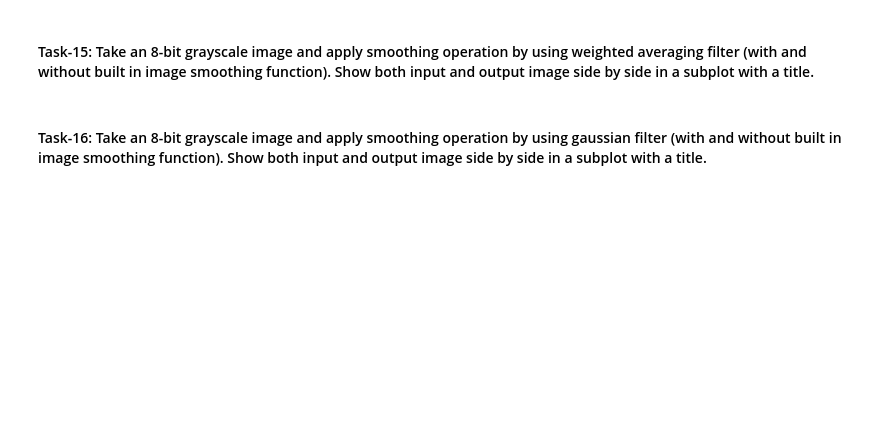
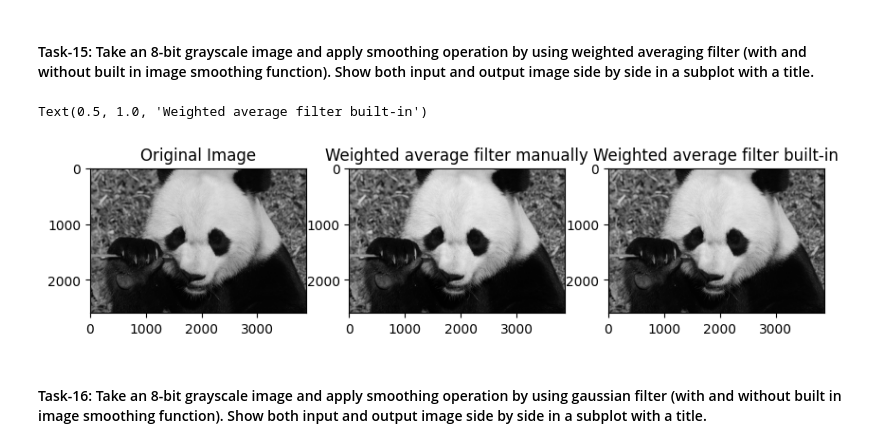
Before and after one commit to mdarikrayhan/Digital-Image-Processing, a Jupyter notebook: Lab 6/Task4&5.ipynb, the cells around one changed output. Cells and saved outputs as stored; diff of their text form; code cells hidden in the pictures; blank space fills up the shorter version.

```diff
--- a/Lab 6/Task4&5.ipynb
+++ b/Lab 6/Task4&5.ipynb
@@ -154,4 +184,34 @@ print(gaussian2)
 # %% [markdown]
 <h4>Task-15: Take an 8-bit grayscale image and apply smoothing operation by using weighted averaging filter (with and without built in image smoothing function). Show both input and output image side by side in a subplot with a title.</h4>
+# %%
+img_gray = cv2.cvtColor(img, cv2.COLOR_BGR2GRAY)
+
+#apply weighted average filter with 3x3 kernel size manually
+filter = np.array([[1, 2, 1], [2, 4, 2], [1, 2, 1]])/16
+ans = img_gray.copy()
+#use zero padding on ans
+ans = np.pad(ans, 1, 'constant', constant_values=0)
+for i in range(1, ans.shape[0]-1):
+    for j in range(1, ans.shape[1]-1):
+        ans[i, j] = round(np.sum(ans[i-1:i+2, j-1:j+2]*filter))
+#remove zero padding
+ans = ans[1:ans.shape[0]-1, 1:ans.shape[1]-1]
+
+#apply weighted average filter with 3x3 kernel size with built-in function
+conv2 = cv2.filter2D(img_gray, -1, filter)
+
+plt.figure(figsize=(10,10))
+plt.subplot(1,3,1)
+plt.imshow(img_gray, cmap='gray')
+plt.title('Original Image')
+plt.subplot(1,3,2)
+plt.imshow(ans, cmap='gray')
+plt.title('Weighted average filter manually')
+plt.subplot(1,3,3)
+plt.imshow(conv2, cmap='gray')
+plt.title('Weighted average filter built-in')
+# %% [output]
+Text(0.5, 1.0, 'Weighted average filter built-in')
+[figure, added]
 # %% [markdown]
 <h4>Task-16: Take an 8-bit grayscale image and apply smoothing operation by using gaussian filter (with and without built in image smoothing function). Show both input and output image side by side in a subplot with a title.</h4>
```
Also changed, not shown: parts of 2 cells of this notebook.
